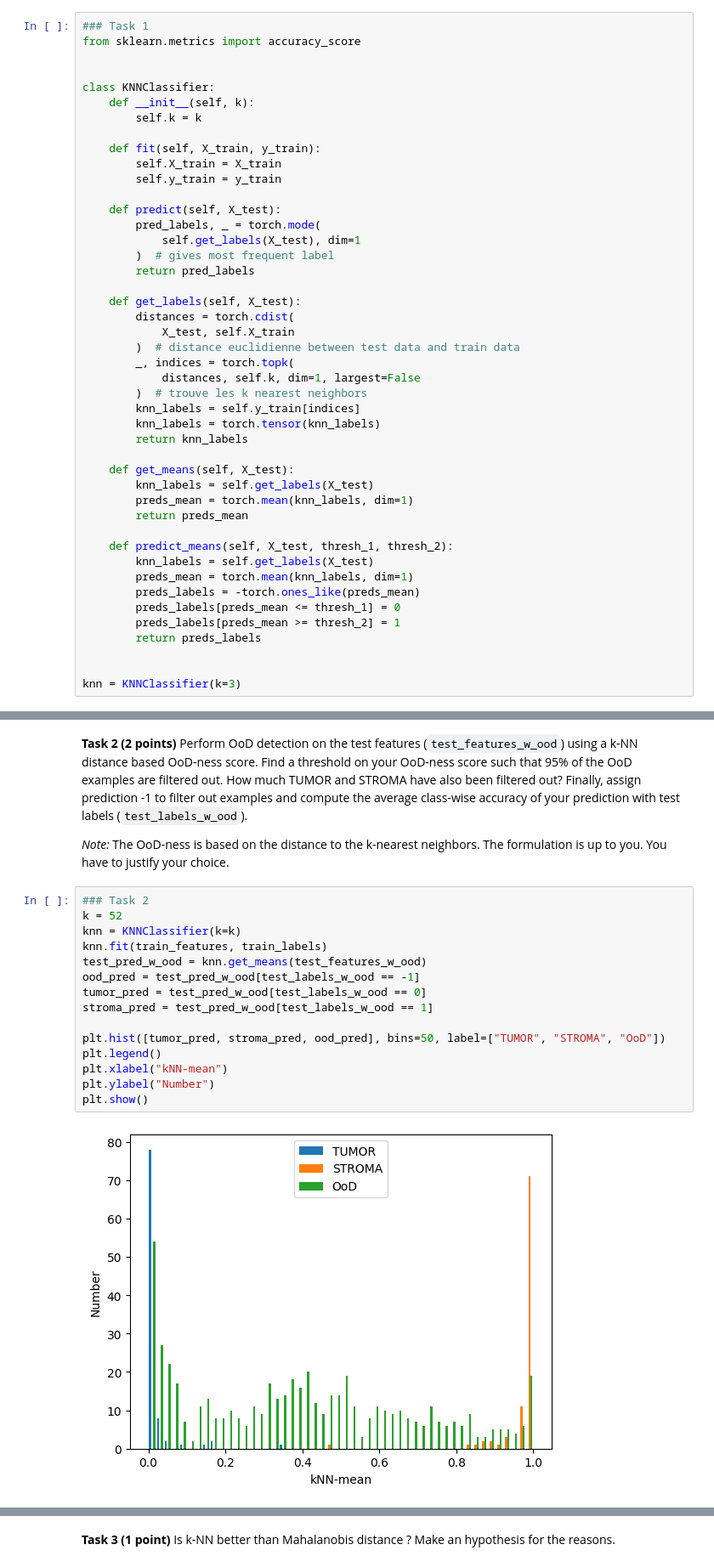
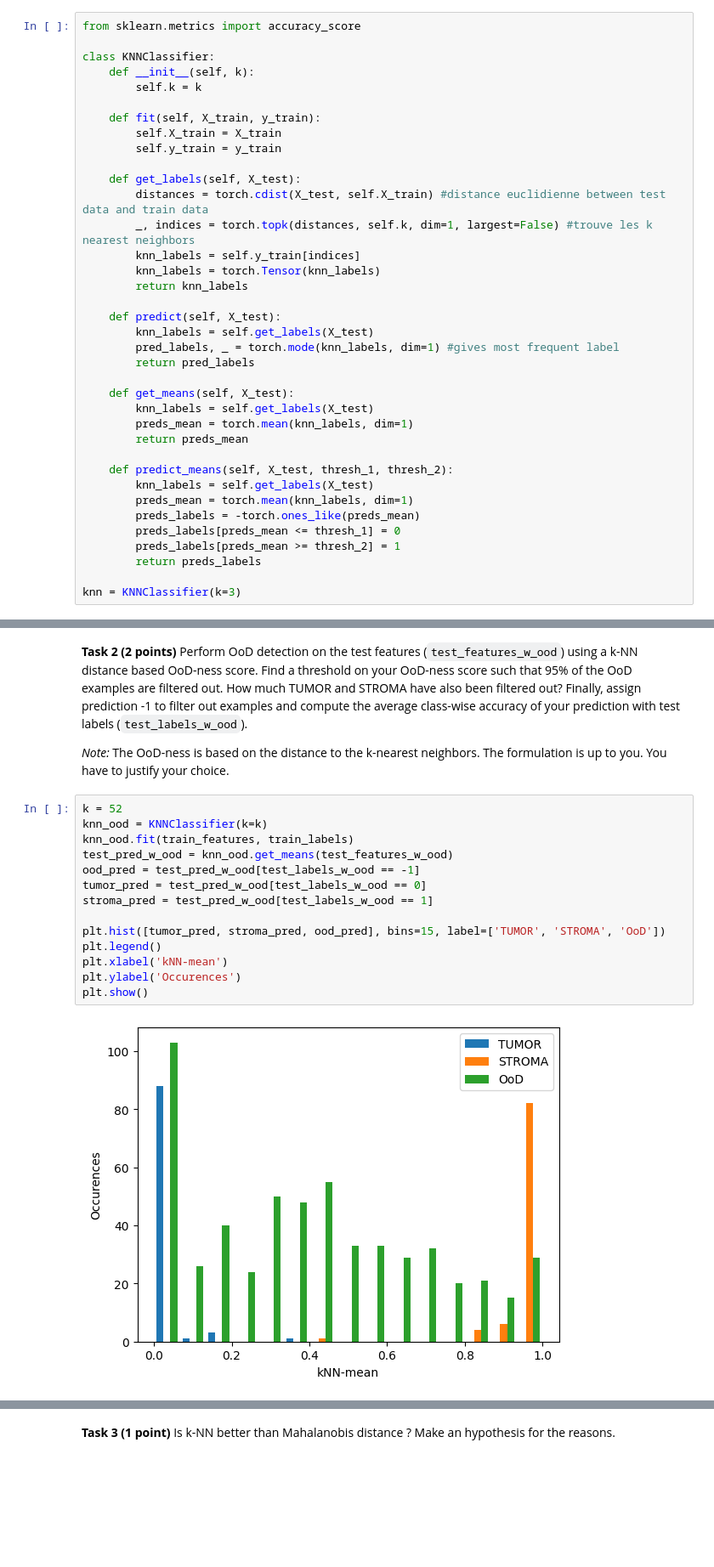
Before and after one commit to Jennifer2001-lab/iapr, a Jupyter notebook: labs/lab_03_val.ipynb, the cells around one changed output, grey strips where cells are left out. Shown at 85% size. Saved outputs shown, nothing was run; the diff lists cells and outputs as text; blank space fills up the shorter version.

```diff
--- a/labs/lab_03_val.ipynb
+++ b/labs/lab_03_val.ipynb
@@ -261,9 +258,7 @@ The visual foundation models are known to be very good k-NN classifiers. It moti
 
 *Note:* The choice of `k` is up to you.
 # %%
-### Task 1
 from sklearn.metrics import accuracy_score
-
 
 class KNNClassifier:
     def __init__(self, k):
@@ -273,22 +268,17 @@ class KNNClassifier:
         self.X_train = X_train
         self.y_train = y_train
 
+    def get_labels(self, X_test):
+        distances = torch.cdist(X_test, self.X_train) #distance euclidienne between test data and train data
+        _, indices = torch.topk(distances, self.k, dim=1, largest=False) #trouve les k nearest neighbors
+        knn_labels = self.y_train[indices]
+        knn_labels = torch.Tensor(knn_labels)
+        return knn_labels
+
     def predict(self, X_test):
-        pred_labels, _ = torch.mode(
-            self.get_labels(X_test), dim=1
-        )  # gives most frequent label
+        knn_labels = self.get_labels(X_test)
+        pred_labels, _ = torch.mode(knn_labels, dim=1) #gives most frequent label
         return pred_labels
-
-    def get_labels(self, X_test):
-        distances = torch.cdist(
-            X_test, self.X_train
-        )  # distance euclidienne between test data and train data
-        _, indices = torch.topk(
-            distances, self.k, dim=1, largest=False
-        )  # trouve les k nearest neighbors
-        knn_labels = self.y_train[indices]
-        knn_labels = torch.tensor(knn_labels)
-        return knn_labels
 
     def get_means(self, X_test):
         knn_labels = self.get_labels(X_test)
@@ -303,7 +293,6 @@ class KNNClassifier:
         preds_labels[preds_mean >= thresh_2] = 1
         return preds_labels
 
-
 knn = KNNClassifier(k=3)
 # %%
 knn.fit(train_features, train_labels)
@@ -317,19 +308,18 @@ Accuracy 100%
 
 *Note:* The OoD-ness is based on the distance to the k-nearest neighbors. The formulation is up to you. You have to justify your choice.
 # %%
-### Task 2
 k = 52
-knn = KNNClassifier(k=k)
-knn.fit(train_features, train_labels)
-test_pred_w_ood = knn.get_means(test_features_w_ood)
+knn_ood = KNNClassifier(k=k)
+knn_ood.fit(train_features, train_labels)
+test_pred_w_ood = knn_ood.get_means(test_features_w_ood)
 ood_pred = test_pred_w_ood[test_labels_w_ood == -1]
 tumor_pred = test_pred_w_ood[test_labels_w_ood == 0]
 stroma_pred = test_pred_w_ood[test_labels_w_ood == 1]
 
-plt.hist([tumor_pred, stroma_pred, ood_pred], bins=50, label=["TUMOR", "STROMA", "OoD"])
+plt.hist([tumor_pred, stroma_pred, ood_pred], bins=15, label=['TUMOR', 'STROMA', 'OoD'])
 plt.legend()
-plt.xlabel("kNN-mean")
-plt.ylabel("Number")
+plt.xlabel('kNN-mean')
+plt.ylabel('Occurences')
 plt.show()
 # %% [output]
-[figure, old version]
+[figure, new version]
```
Also changed, not shown: parts of 14 cells of this notebook, 2 other files.
